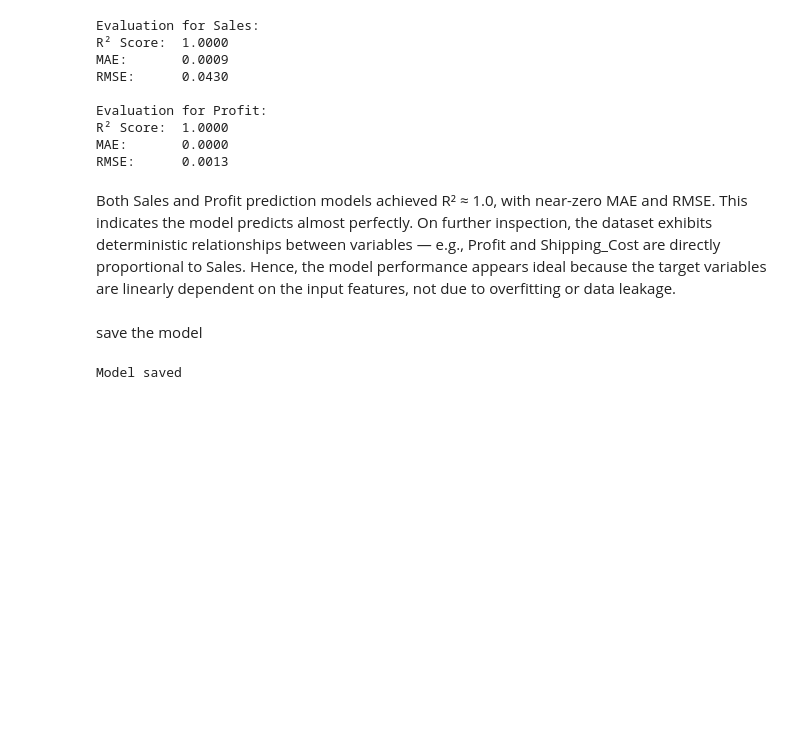
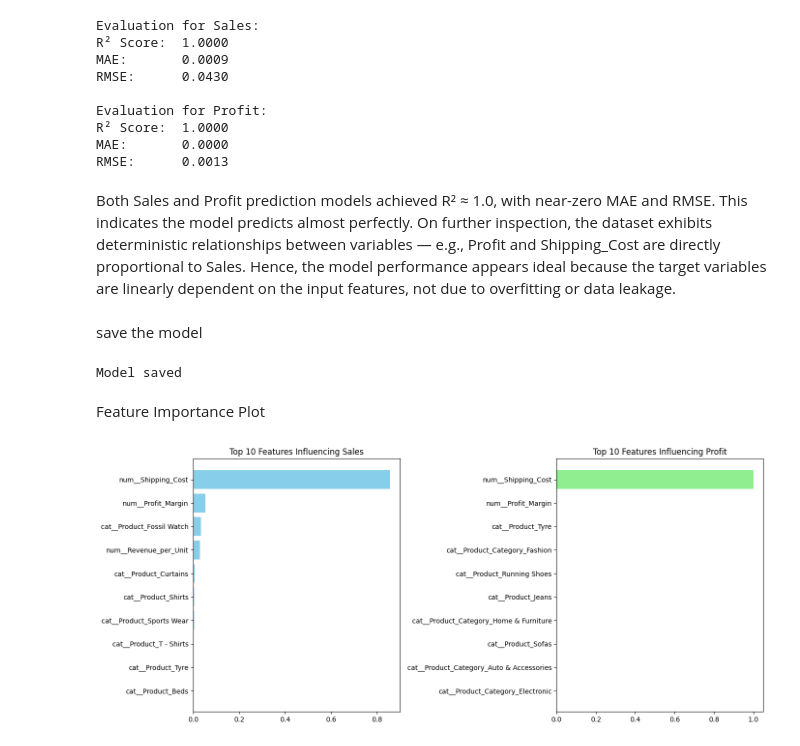
Before and after one commit to palak-verma-0309/e-commerce, a Jupyter notebook: ml_model.ipynb, the cells around one changed output. Cells and saved outputs as stored; diff of their text form; code cells hidden in the pictures; blank space fills up the shorter version.

Commit message:
ml:Feature Importance+Actual vs Predicted Plot+Residual Analysis

```diff
--- a/ml_model.ipynb
+++ b/ml_model.ipynb
@@ -132,3 +132,35 @@ joblib.dump(pipeline, "ecommerce_sales_profit_model.joblib")
 print("Model saved")
 # %% [output]
 Model saved
+# %% [markdown]
+Feature Importance Plot
+# %%
+rf_sales = pipeline.named_steps['regressor'].estimators_[0]
+rf_profit = pipeline.named_steps['regressor'].estimators_[1]
+
+feature_names = pipeline.named_steps['preprocessor'].get_feature_names_out()
+
+feat_imp_sales = pd.DataFrame({
+    'Feature': feature_names,
+    'Importance': rf_sales.feature_importances_
+}).sort_values(by='Importance', ascending=False)
+
+feat_imp_profit = pd.DataFrame({
+    'Feature': feature_names,
+    'Importance': rf_profit.feature_importances_
+}).sort_values(by='Importance', ascending=False)
+
+fig, axes = plt.subplots(1, 2, figsize=(14, 6))
+
+axes[0].barh(feat_imp_sales['Feature'][:10], feat_imp_sales['Importance'][:10], color='skyblue')
+axes[0].invert_yaxis()
+axes[0].set_title('Top 10 Features Influencing Sales')
+
+axes[1].barh(feat_imp_profit['Feature'][:10], feat_imp_profit['Importance'][:10], color='lightgreen')
+axes[1].invert_yaxis()
+axes[1].set_title('Top 10 Features Influencing Profit')
+
+plt.tight_layout()
+plt.show()
+# %% [output]
+[figure, added]
```
Also changed, not shown: parts of 6 cells of this notebook.
